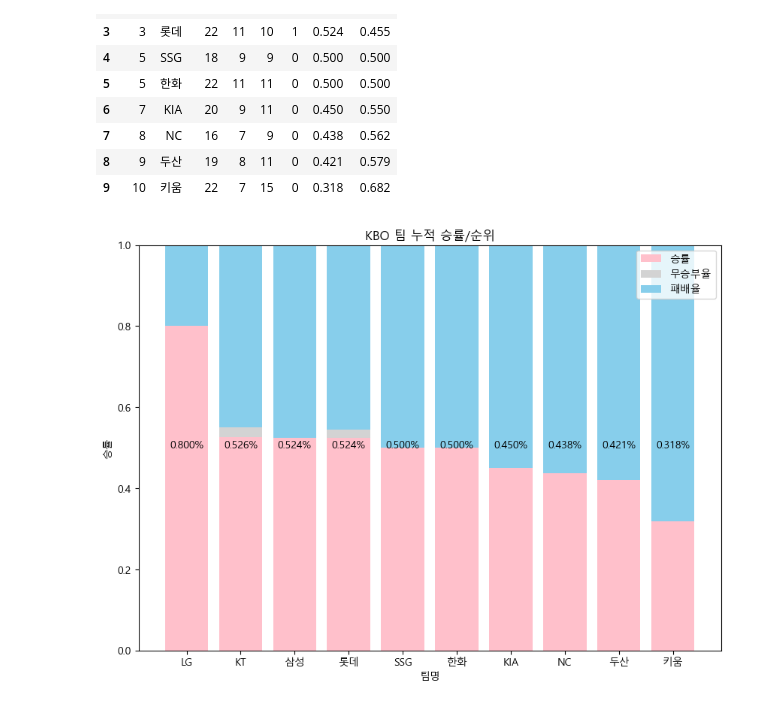
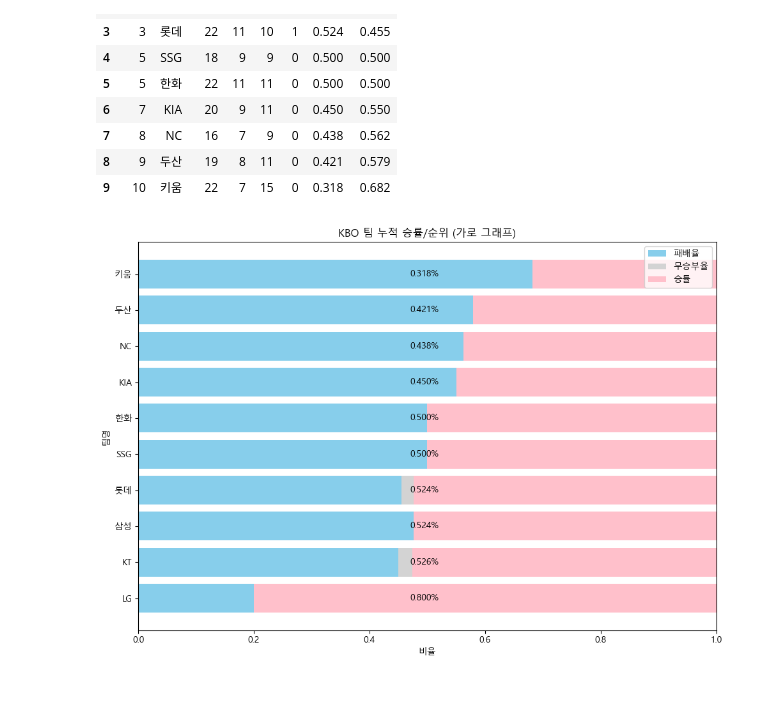
Before and after one commit to COMFORTO-O/SKShieldus_Rookies_Mini_Project_Yamoa, a Jupyter notebook: jupyter/csv_to_visual/plt_team_rank.ipynb, the cells around one changed output. Saved outputs shown, nothing was run; the diff lists cells and outputs as text; code cells hidden in the pictures.

Commit message:
team 승률 plot 저

```diff
--- a/jupyter/csv_to_visual/plt_team_rank.ipynb
+++ b/jupyter/csv_to_visual/plt_team_rank.ipynb
@@ -31,28 +31,28 @@ df_team
 # %%
 plt.figure(figsize=(10, 7))
 
-x = range(len(df_team))
-draw_rate = 1-df_team['승률']-df_team['패배율']
-df_team['무승부율']=draw_rate
+df_team = df_team.iloc[::-1].reset_index(drop=True)
+y = range(len(df_team))  # y축 기준으로 팀 이름 나열
+draw_rate = 1 - df_team['승률'] - df_team['패배율']
+df_team['무승부율'] = draw_rate
 
-plt.bar(x, df_team['승률'], label='승률', color='pink')
-plt.bar(x, df_team['무승부율'], bottom=df_team['승률'], label='무승부율', color='lightgray')
-plt.bar(x, df_team['패배율'], bottom=df_team['승률'] + df_team['무승부율'], label='패배율', color='skyblue')
+plt.barh(y, df_team['패배율'], label='패배율', color='skyblue')
+plt.barh(y, df_team['무승부율'], left=df_team['패배율'], label='무승부율', color='lightgray')
+plt.barh(y, df_team['승률'], left=df_team['패배율'] + df_team['무승부율'], label='승률', color='pink')
 
-plt.xticks(x, df_team['팀명'])
+plt.yticks(y, df_team['팀명'])
 
 # 값 표시
 for i, rate in enumerate(df_team['승률']):
     total = df_team.loc[i, ['승률', '무승부율', '패배율']].sum()
-    plt.text(i, total - 0.5, f'{rate:.3f}%', ha='center', fontsize=10, color='black')
+    plt.text(total - 0.53, i, f'{rate:.3f}%', va='center', fontsize=10, color='black')
 
-# plot 특징 수정
 plt.legend(loc='upper right')
-plt.ylim(0, 1.0)
-# plt.yticks(np.arange(0, 28, 3))
-plt.xlabel('팀명')
-plt.ylabel('승률')
-plt.title('KBO 팀 누적 승률/순위')
+plt.xlim(0, 1.0)
+plt.xlabel('비율')
+plt.ylabel('팀명')
+plt.title('KBO 팀 누적 승률/순위 (가로 그래프)')
+plt.tight_layout()
 plt.show()
 # %% [output]
-[figure, old version]
+[figure, new version]
```
